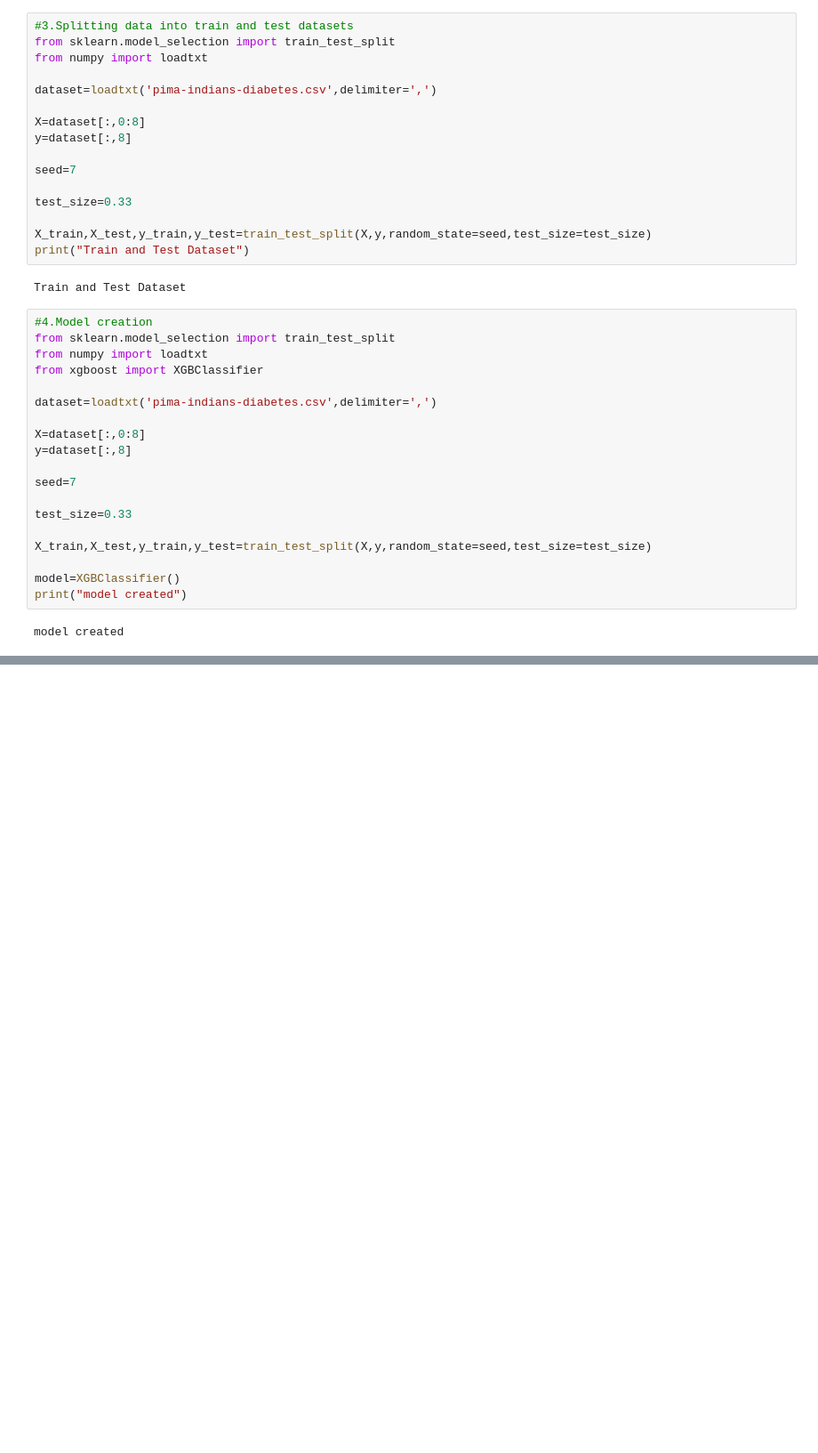
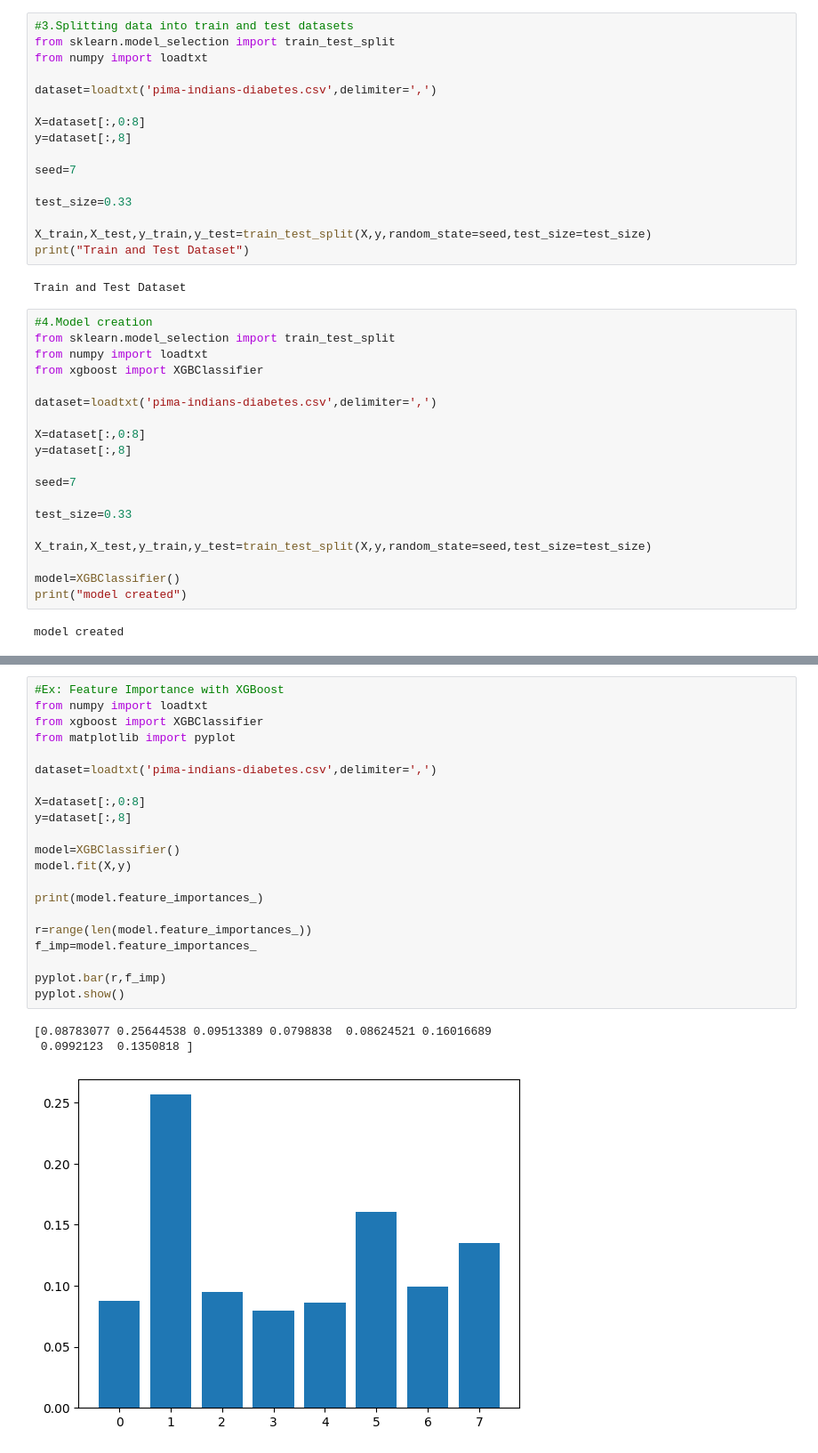
Before and after one commit to lokeshneerasa/MACHINE-LEARNING, a Jupyter notebook: MACHINE_LEARNING.ipynb, the cells around one changed output, grey strips where cells are left out. Shown at 89% size. Saved outputs shown, nothing was run; the diff lists cells and outputs as text; blank space fills up the shorter version.

```diff
--- a/MACHINE_LEARNING.ipynb
+++ b/MACHINE_LEARNING.ipynb
@@ -6238,0 +6564,25 @@ model created
+# %%
+#Ex: Feature Importance with XGBoost
+from numpy import loadtxt
+from xgboost import XGBClassifier
+from matplotlib import pyplot
+
+dataset=loadtxt('pima-indians-diabetes.csv',delimiter=',')
+
+X=dataset[:,0:8]
+y=dataset[:,8]
+
+model=XGBClassifier()
+model.fit(X,y)
+
+print(model.feature_importances_)
+
+r=range(len(model.feature_importances_))
+f_imp=model.feature_importances_
+
+pyplot.bar(r,f_imp)
+pyplot.show()
+# %% [output]
+[0.08783077 0.25644538 0.09513389 0.0798838  0.08624521 0.16016689
+ 0.0992123  0.1350818 ]
+[figure, added]
```
Also changed, not shown: parts of 16 cells of this notebook.
